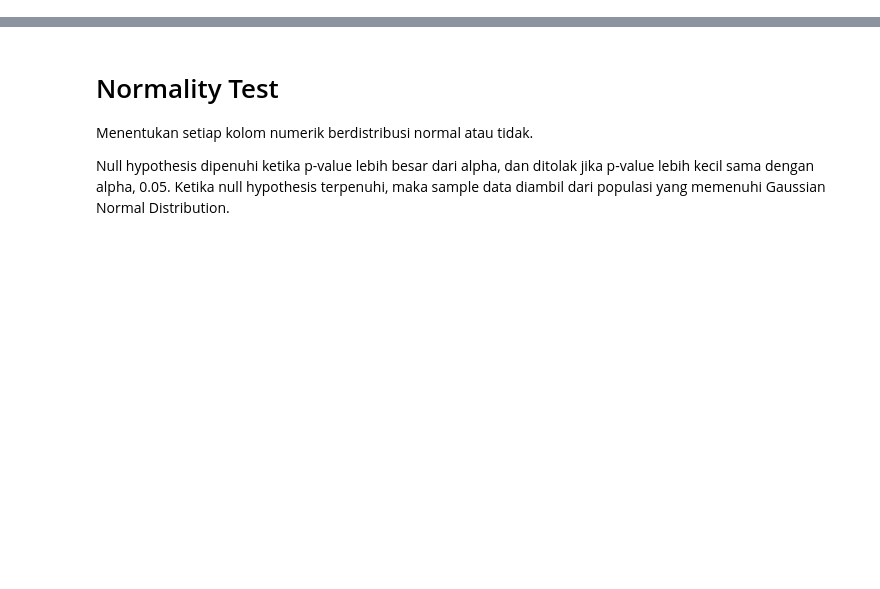
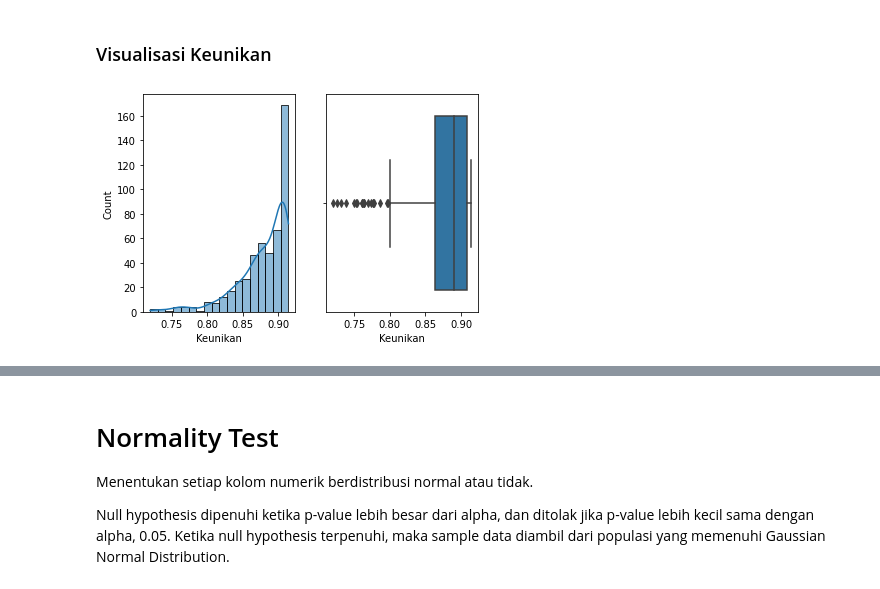
Before and after one commit to alifbhadrika/data-statistical-analysis, a Jupyter notebook: statistic.ipynb, the cells around one changed output, grey strips where cells are left out. Drawn from its saved outputs; the diff is of its cells as text; code cells hidden in the pictures; blank space fills up the shorter version.

```diff
--- a/statistic.ipynb
+++ b/statistic.ipynb
@@ -76,0 +84,6 @@ sns.displot(data['SumbuKecil'], kde=True)
+# %% [markdown]
+### Visualisasi Keunikan
+# %%
+makeplot("Keunikan")
+# %% [output]
+[figure, added]
```
Also changed, not shown: parts of 24 cells of this notebook.
